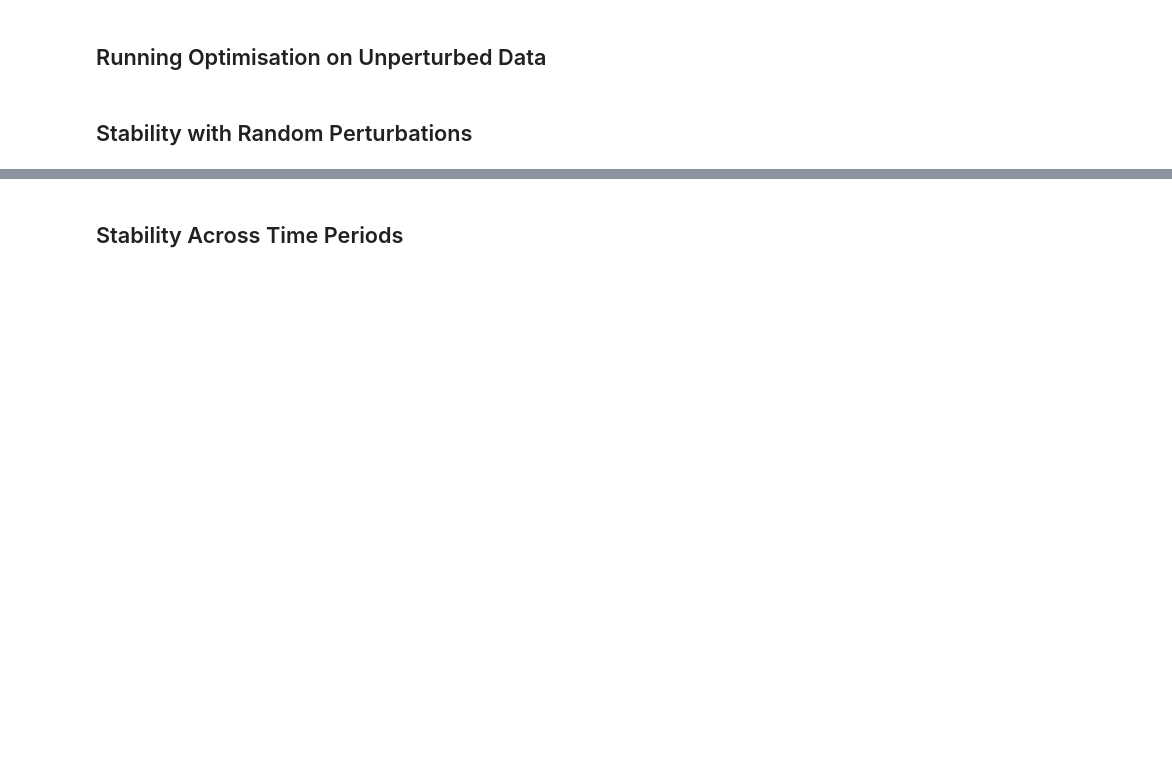
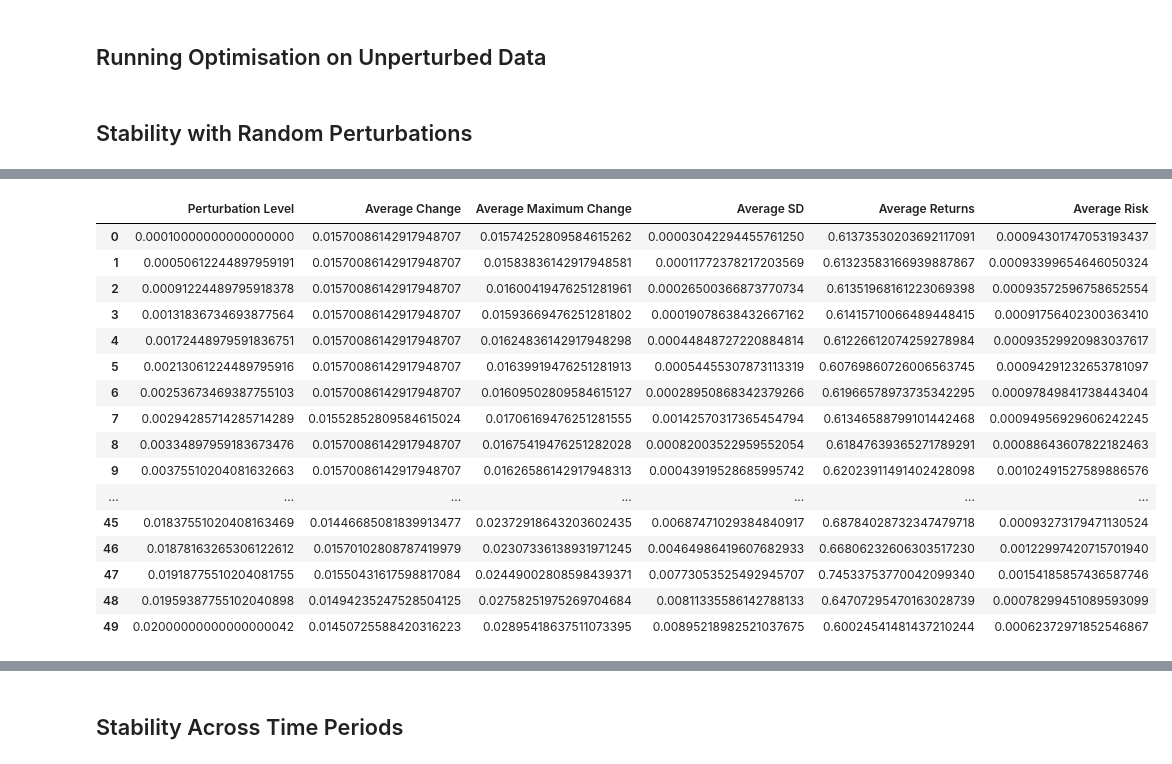
Before and after one commit to megngky/portfolio-optimisation, a Jupyter notebook: sensitivity_analysis.ipynb, the cells around one changed output, grey strips where cells are left out. Cells and saved outputs as stored; diff of their text form; code cells hidden in the pictures; blank space fills up the shorter version.

```diff
--- a/sensitivity_analysis.ipynb
+++ b/sensitivity_analysis.ipynb
@@ -187,0 +448,20 @@ plt.show()
+# %%
+final_df
+# %% [output]
+|  | Perturbation Level | Average Change | Average Maximum Change | Average SD | Average Returns | Average Risk |
+| 0 | 0.00010000000000000000 | 0.01570086142917948707 | 0.01574252809584615262 | 0.00003042294455761250 | 0.61373530203692117091 | 0.00094301747053193437 |
+| 1 | 0.00050612244897959191 | 0.01570086142917948707 | 0.01583836142917948581 | 0.00011772378217203569 | 0.61323583166939887867 | 0.00093399654646050324 |
+| 2 | 0.00091224489795918378 | 0.01570086142917948707 | 0.01600419476251281961 | 0.00026500366873770734 | 0.61351968161223069398 | 0.00093572596758652554 |
+| 3 | 0.00131836734693877564 | 0.01570086142917948707 | 0.01593669476251281802 | 0.00019078638432667162 | 0.61415710066489448415 | 0.00091756402300363410 |
+| 4 | 0.00172448979591836751 | 0.01570086142917948707 | 0.01624836142917948298 | 0.00044848727220884814 | 0.61226612074259278984 | 0.00093529920983037617 |
+| 5 | 0.00213061224489795916 | 0.01570086142917948707 | 0.01639919476251281913 | 0.00054455307873113319 | 0.60769860726006563745 | 0.00094291232653781097 |
+| 6 | 0.00253673469387755103 | 0.01570086142917948707 | 0.01609502809584615127 | 0.00028950868342379266 | 0.61966578973735342295 | 0.00097849841738443404 |
+| 7 | 0.00294285714285714289 | 0.01552852809584615024 | 0.01706169476251281555 | 0.00142570317365454794 | 0.61346588799101442468 | 0.00094956929606242245 |
+| 8 | 0.00334897959183673476 | 0.01570086142917948707 | 0.01675419476251282028 | 0.00082003522959552054 | 0.61847639365271789291 | 0.00088643607822182463 |
+| 9 | 0.00375510204081632663 | 0.01570086142917948707 | 0.01626586142917948313 | 0.00043919528685995742 | 0.62023911491402428098 | 0.00102491527589886576 |
+| ... | ... | ... | ... | ... | ... | ... |
+| 45 | 0.01837551020408163469 | 0.01446685081839913477 | 0.02372918643203602435 | 0.00687471029384840917 | 0.68784028732347479718 | 0.00093273179471130524 |
+| 46 | 0.01878163265306122612 | 0.01570102808787419979 | 0.02307336138931971245 | 0.00464986419607682933 | 0.66806232606303517230 | 0.00122997420715701940 |
+| 47 | 0.01918775510204081755 | 0.01550431617598817084 | 0.02449002808598439371 | 0.00773053525492945707 | 0.74533753770042099340 | 0.00154185857436587746 |
+| 48 | 0.01959387755102040898 | 0.01494235247528504125 | 0.02758251975269704684 | 0.00811335586142788133 | 0.64707295470163028739 | 0.00078299451089593099 |
+| 49 | 0.02000000000000000042 | 0.01450725588420316223 | 0.02895418637511073395 | 0.00895218982521037675 | 0.60024541481437210244 | 0.00062372971852546867 |
```
Also changed, not shown: parts of 17 cells of this notebook, 1 other file.
